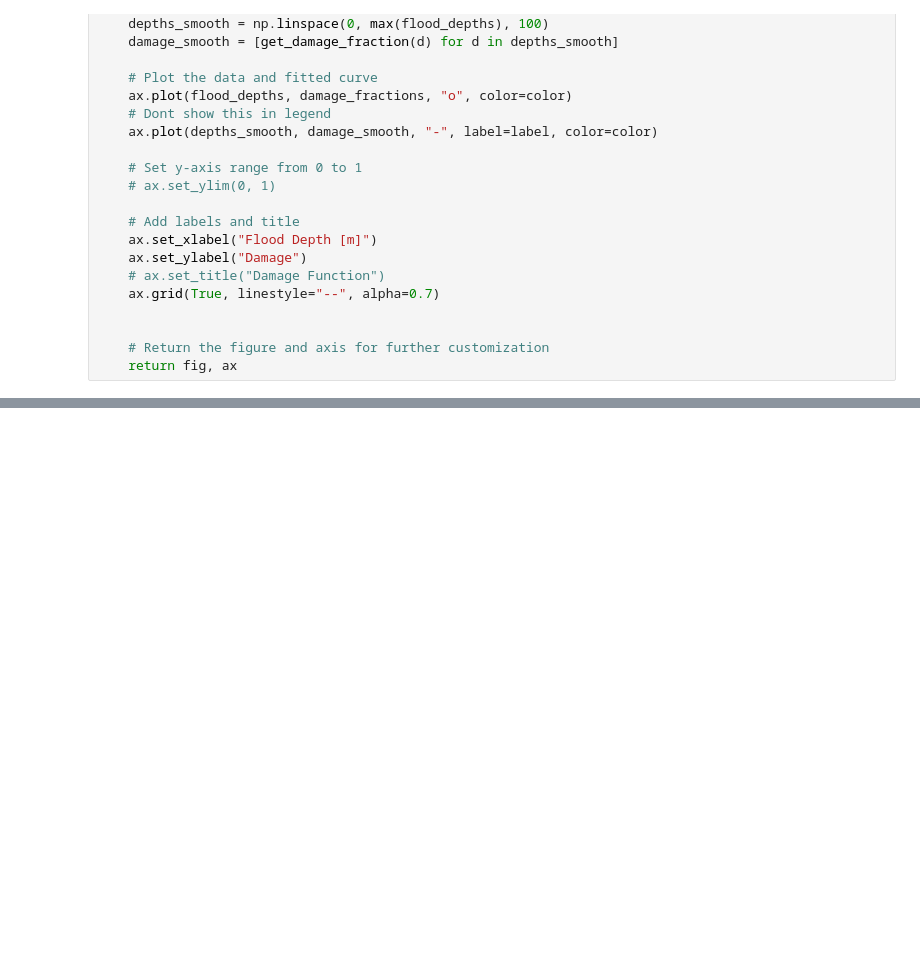
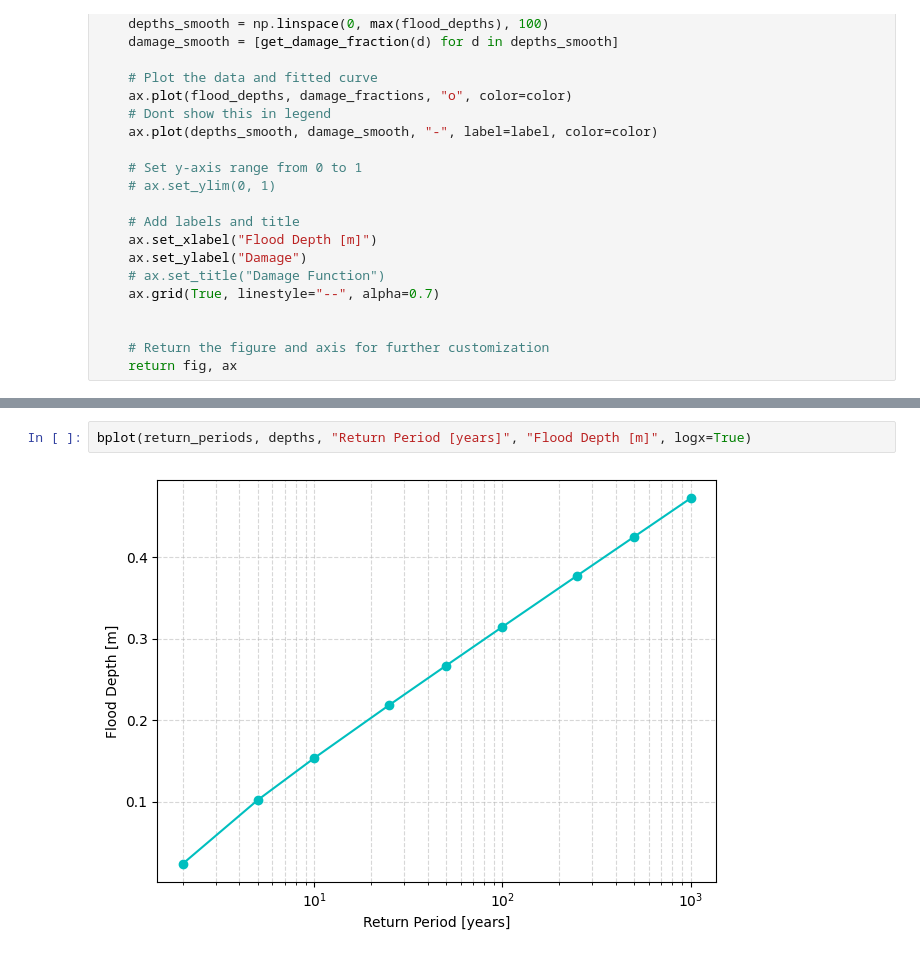
Before and after one commit to KubeljK/cvar-masters, a Jupyter notebook: notebooks/010-kk-compare-damage-functions.ipynb, the cells around one changed output, grey strips where cells are left out. Drawn from its saved outputs; the diff is of its cells as text; blank space fills up the shorter version.

```diff
--- a/notebooks/010-kk-compare-damage-functions.ipynb
+++ b/notebooks/010-kk-compare-damage-functions.ipynb
@@ -356,0 +437,4 @@ plt.legend()
+# %%
+bplot(return_periods, depths, "Return Period [years]", "Flood Depth [m]", logx=True)
+# %% [output]
+[figure, added]
```
Also changed, not shown: parts of 16 cells of this notebook, 50 other files.
